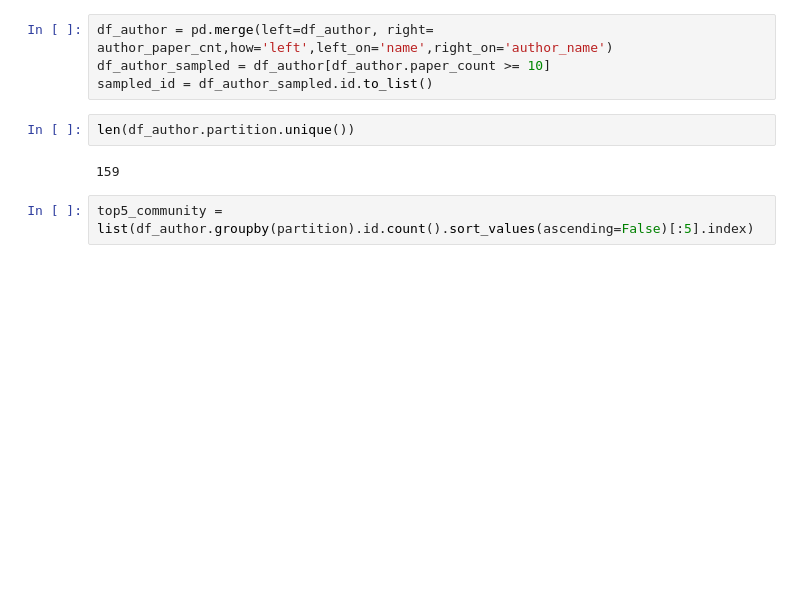
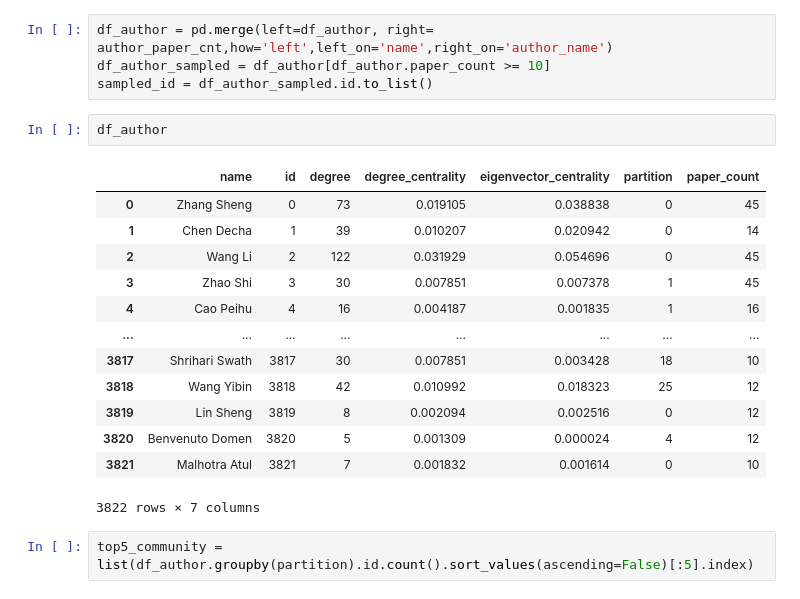
Before and after one commit to krisdiao/DS5230-covid19, a Jupyter notebook: co-author/co-author-analysis.ipynb, the cells around one changed output. Cells and saved outputs as stored; diff of their text form; blank space fills up the shorter version.

```diff
--- a/co-author/co-author-analysis.ipynb
+++ b/co-author/co-author-analysis.ipynb
@@ -217,9 +212,21 @@ df_author = pd.merge(left=df_author, right= author_paper_cnt,how='left',left_on=
 df_author_sampled = df_author[df_author.paper_count >= 10]
 sampled_id = df_author_sampled.id.to_list()
 # %%
-len(df_author.partition.unique())
+df_author
 # %% [output]
+|  | name | id | degree | degree_centrality | eigenvector_centrality | partition | paper_count |
+| 0 | Zhang Sheng | 0 | 73 | 0.019105 | 0.038838 | 0 | 45 |
+| 1 | Chen Decha | 1 | 39 | 0.010207 | 0.020942 | 0 | 14 |
+| 2 | Wang Li | 2 | 122 | 0.031929 | 0.054696 | 0 | 45 |
+| 3 | Zhao Shi | 3 | 30 | 0.007851 | 0.007378 | 1 | 45 |
+| 4 | Cao Peihu | 4 | 16 | 0.004187 | 0.001835 | 1 | 16 |
+| ... | ... | ... | ... | ... | ... | ... | ... |
+| 3817 | Shrihari Swath | 3817 | 30 | 0.007851 | 0.003428 | 18 | 10 |
+| 3818 | Wang Yibin | 3818 | 42 | 0.010992 | 0.018323 | 25 | 12 |
+| 3819 | Lin Sheng | 3819 | 8 | 0.002094 | 0.002516 | 0 | 12 |
+| 3820 | Benvenuto Domen | 3820 | 5 | 0.001309 | 0.000024 | 4 | 12 |
+| 3821 | Malhotra Atul | 3821 | 7 | 0.001832 | 0.001614 | 0 | 10 |
-159
+3822 rows × 7 columns
 # %%
 top5_community = list(df_author.groupby(partition).id.count().sort_values(ascending=False)[:5].index)
 # %%
```
Also changed, not shown: parts of 22 cells of this notebook, 2 other files.
